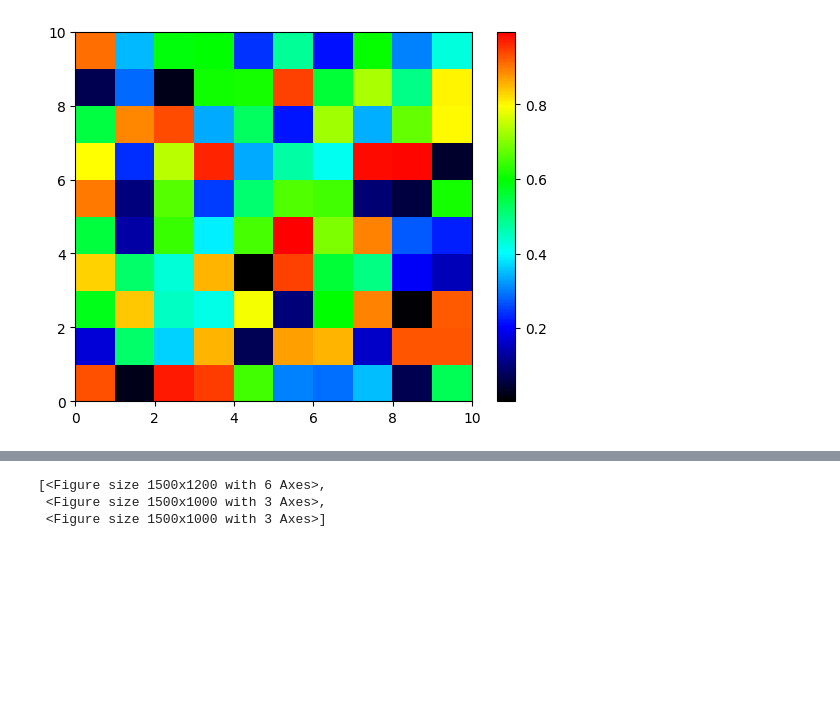
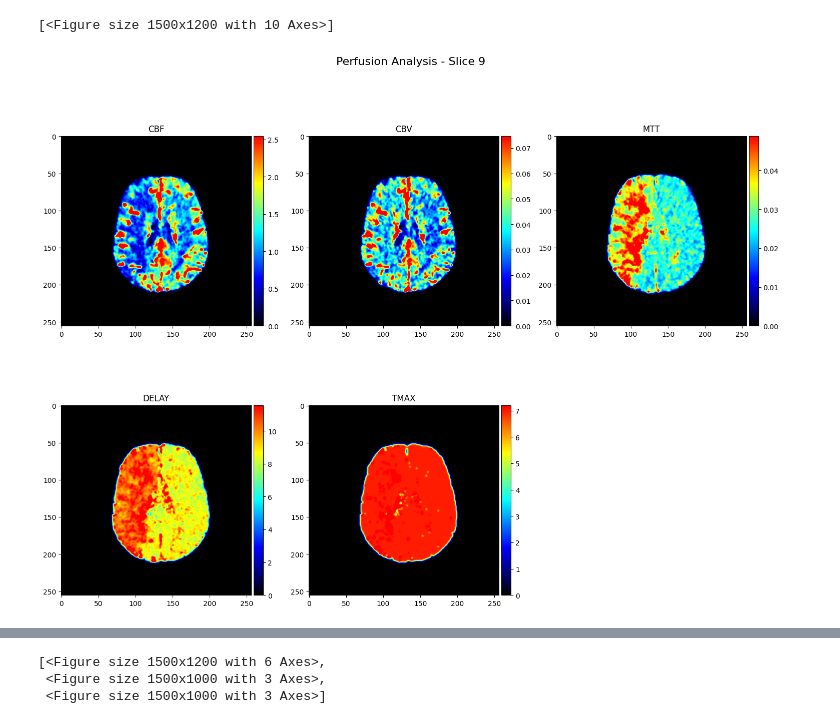
Before and after one commit to Simuschlatz/ChadCTP, a Jupyter notebook: src/generate_perfusion_maps.ipynb, the cells around one changed output, grey strips where cells are left out. Saved outputs shown, nothing was run; the diff lists cells and outputs as text; code cells hidden in the pictures; blank space fills up the shorter version.

Commit message:
Revert "Full Perfusion Analysis and Visualization Pipeline"
This reverts commit 287cec2c6dfa610489c3453ab99c09d8c1b4063c.

```diff
--- a/src/generate_perfusion_maps.ipynb
+++ b/src/generate_perfusion_maps.ipynb
@@ -1070,28 +1028,10 @@ def interactive_perfusion_viewer(perfusion_maps, volume_4d, custom_cmaps=None):
 # %%
 %matplotlib inline
-# %%
-from matplotlib.colors import LinearSegmentedColormap
-
-# Define the colors in RGB format
-colors = [
-    (0.0, 0.0, 0.0),  # Black
-    (0.0, 0.0, 1.0),  # Blue
-    # (0.5, 0.0, 1.0),  # Violet
-    (0.0, 1.0, 1.0),  # Cyan
-    (0.0, 1.0, 0.0),  # Green
-    (1.0, 1.0, 0.0),  # Yellow
-    (1.0, 0.0, 0.0)   # Red
-]
-
-# Create the custom colormap
-custom_cmap = LinearSegmentedColormap.from_list("custom", colors, N=256)
-
-# Example usage
-plt.pcolor(np.random.rand(10,10), cmap=custom_cmap)
-plt.colorbar()
-plt.show()
-# %% [output]
-[figure, removed]
+# %%
+visualize_perfusion_data(maps, v, slice_idx=9, custom_cmaps={'cbf': perfusion_cmap, 'cbv': perfusion_cmap, 'mtt': perfusion_cmap, 'delay': perfusion_cmap, 'tmax': perfusion_cmap})
+# %% [output]
+[<Figure size 1500x1200 with 10 Axes>]
+[figure, added]
 # %%
 visualize_perfusion_data(maps, v, slice_idx=9, custom_cmaps={'cbf': 'rainbow', 'cbv': 'rainbow', 'mtt': 'rainbow', 'delay': 'rainbow', 'tmax': 'rainbow'})
 # %% [output]
```
Also changed, not shown: parts of 6 cells of this notebook, 10 other files.
